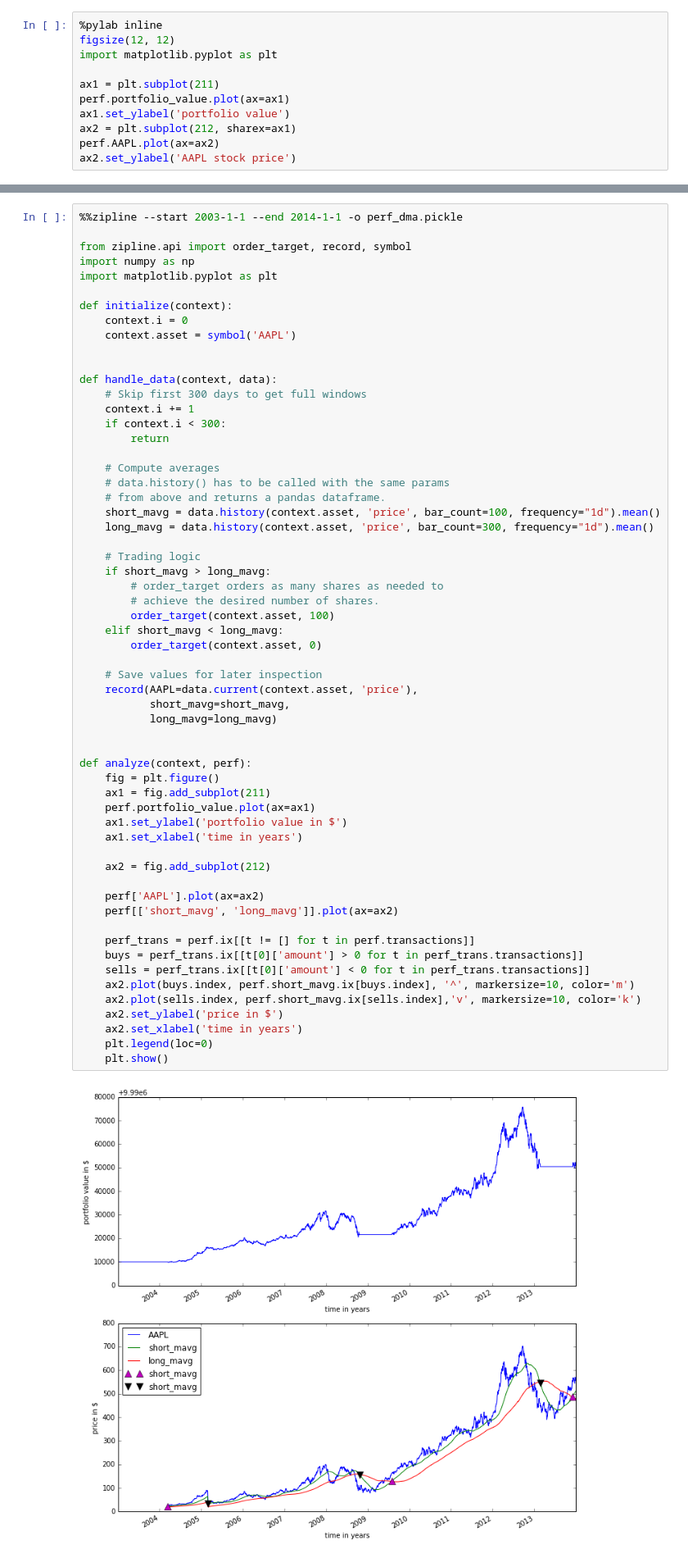
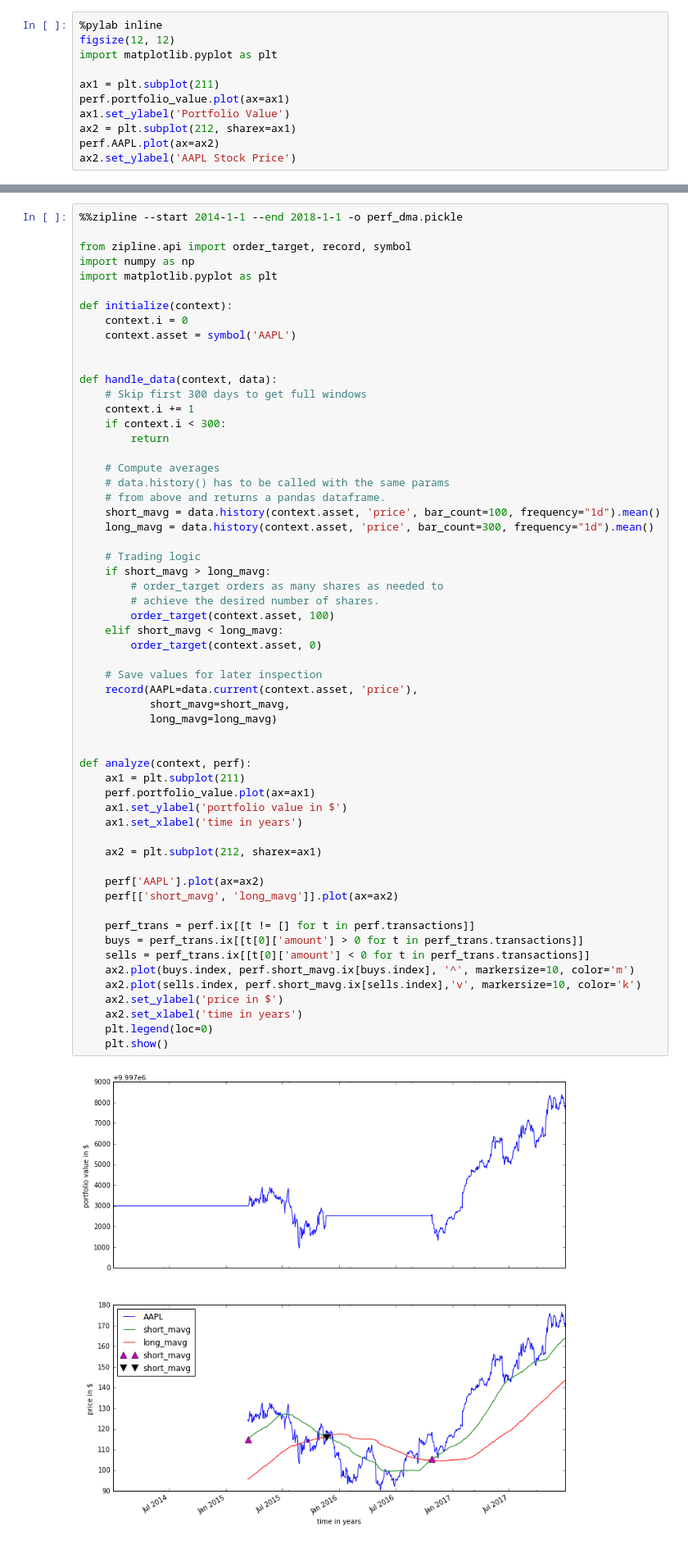
Before and after one commit to chalant/pluto, a Jupyter notebook: docs/notebooks/tutorial.ipynb, the cells around one changed output, grey strips where cells are left out. Shown at 82% size. Cells and saved outputs as stored; diff of their text form.

```diff
--- a/docs/notebooks/tutorial.ipynb
+++ b/docs/notebooks/tutorial.ipynb
@@ -142,10 +138,10 @@ import matplotlib.pyplot as plt
 
 ax1 = plt.subplot(211)
 perf.portfolio_value.plot(ax=ax1)
-ax1.set_ylabel('portfolio value')
+ax1.set_ylabel('Portfolio Value')
 ax2 = plt.subplot(212, sharex=ax1)
 perf.AAPL.plot(ax=ax2)
-ax2.set_ylabel('AAPL stock price')
+ax2.set_ylabel('AAPL Stock Price')
 # %% [output]
 Populating the interactive namespace from numpy and matplotlib
 <matplotlib.text.Text at 0x...>
@@ -217,5 +221,5 @@ For a more detailed description of `data.history()`'s features, see the [Quantop
 # %%
-%%zipline --start 2003-1-1 --end 2014-1-1 -o perf_dma.pickle
+%%zipline --start 2014-1-1 --end 2018-1-1 -o perf_dma.pickle
 
 from zipline.api import order_target, record, symbol
 import numpy as np
@@ -244,35 +248,34 @@ def handle_data(context, data):
         # achieve the desired number of shares.
         order_target(context.asset, 100)
     elif short_mavg < long_mavg:
         order_target(context.asset, 0)
 
     # Save values for later inspection
     record(AAPL=data.current(context.asset, 'price'),
            short_mavg=short_mavg,
            long_mavg=long_mavg)
 
 
 def analyze(context, perf):
-    fig = plt.figure()
-    ax1 = fig.add_subplot(211)
+    ax1 = plt.subplot(211)
     perf.portfolio_value.plot(ax=ax1)
     ax1.set_ylabel('portfolio value in $')
     ax1.set_xlabel('time in years')
 
-    ax2 = fig.add_subplot(212)
+    ax2 = plt.subplot(212, sharex=ax1)
 
     perf['AAPL'].plot(ax=ax2)
     perf[['short_mavg', 'long_mavg']].plot(ax=ax2)
 
     perf_trans = perf.ix[[t != [] for t in perf.transactions]]
     buys = perf_trans.ix[[t[0]['amount'] > 0 for t in perf_trans.transactions]]
     sells = perf_trans.ix[[t[0]['amount'] < 0 for t in perf_trans.transactions]]
     ax2.plot(buys.index, perf.short_mavg.ix[buys.index], '^', markersize=10, color='m')
     ax2.plot(sells.index, perf.short_mavg.ix[sells.index],'v', markersize=10, color='k')
     ax2.set_ylabel('price in $')
     ax2.set_xlabel('time in years')
     plt.legend(loc=0)
     plt.show()
 # %% [output]
-[figure, old version]
+[figure, new version]
 |  | AAPL | algo_volatility | algorithm_period_return | alpha | benchmark_period_return | benchmark_volatility | ... |
```
Also changed, not shown: parts of 13 cells of this notebook, 6 other files.
